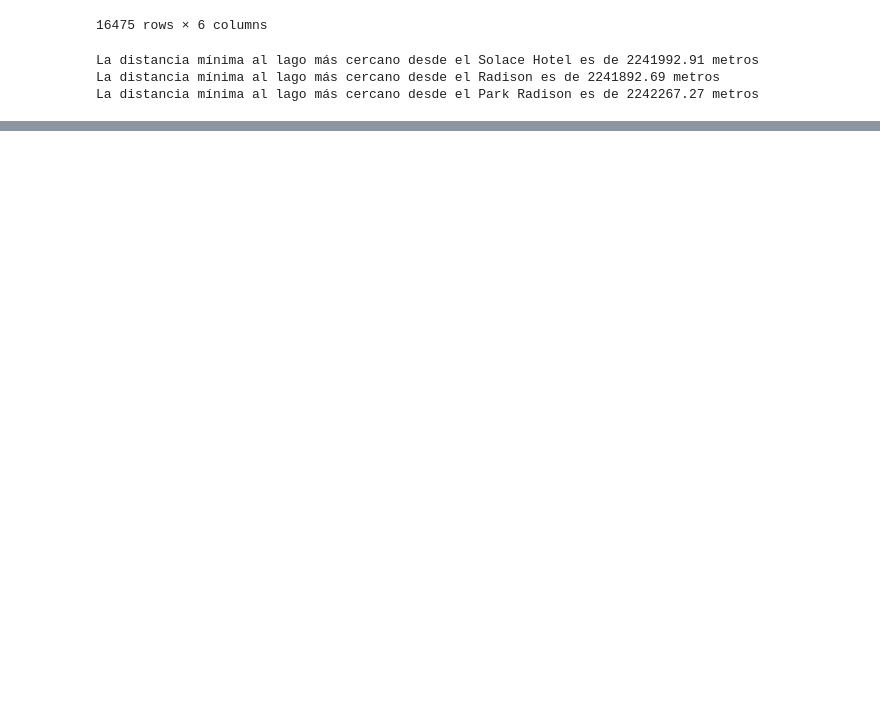
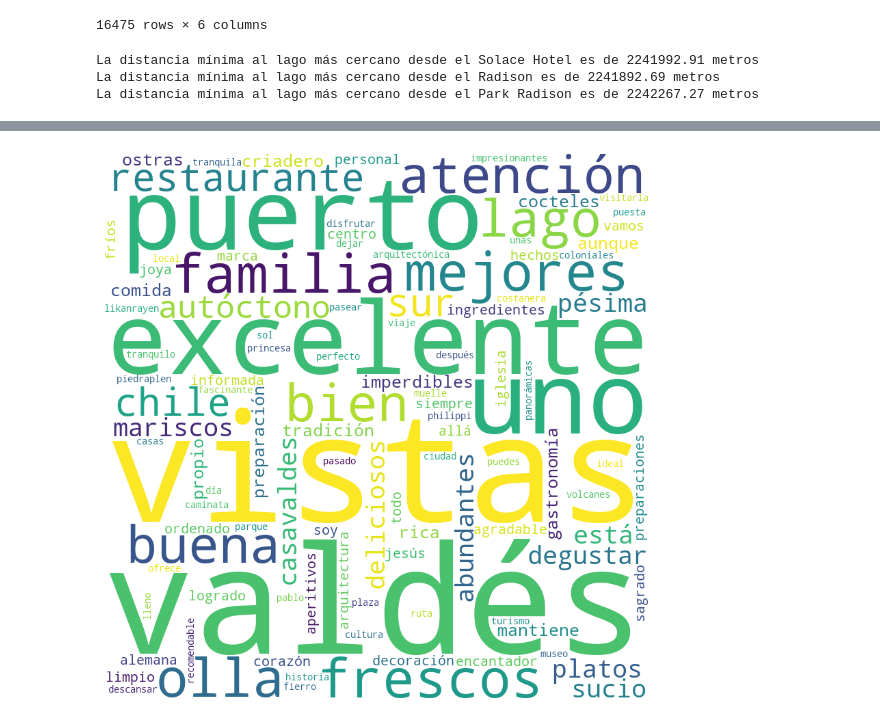
Before and after one commit to IsraelHuentecura/oferta_turistica, a Jupyter notebook: Exploracion_datos.ipynb, the cells around one changed output, grey strips where cells are left out. Saved outputs shown, nothing was run; the diff lists cells and outputs as text; code cells hidden in the pictures; blank space fills up the shorter version.

Commit message:
agrego nube de palabras y requirements

```diff
--- a/Exploracion_datos.ipynb
+++ b/Exploracion_datos.ipynb
@@ -123,0 +123,57 @@ MSE: 0.0031790412939216076
+# %%
+import matplotlib.pyplot as plt
+from wordcloud import WordCloud, STOPWORDS
+import pandas as pd
+
+# Asumimos que 'comentarios' es tu lista de textos de TripAdvisor
+comentarios = [
+    'Excelente restaurante en Puerto, uno de los mejores del sur de Chile[^1^][1]',
+    'La Olla es un lugar autóctono para degustar en familia deliciosos platos frescos, abundantes de mariscos[^1^][1]',
+    'Pésima atención en La Olla, el lugar está sucio[^1^][1]',
+    'CasaValdes es uno de mis imperdibles en Puerto , su gastronomía es excelente[^2^][2]',
+    'Mantiene la tradición de sus ostras de criadero propio en Casa Valdés[^2^][2]',
+    'La comida muy rica, buena preparación de cocteles en Casa Valdés[^2^][2]',
+    'Aunque los ingredientes son frescos, las preparaciones no son las mejores en Casa Valdés[^2^][2]',
+    'Soy de Puerto, siempre vamos para allá con mi familia. Muy bien logrado, la decoración, el personal muy agradable, todo muy limpio y ordenado[^3^][4]',
+    'La atención muy buena e informada, los aperitivos bien hechos y muy fríos en La Marca[^4^][5]',
+    'El Centro de Puerto es encantador, con su arquitectura alemana y sus vistas al lago[^1^][1]',
+    'La Iglesia del Sagrado Corazón de Jesús es una joya arquitectónica, no puedes dejar de visitarla[^1^][1]',
+    'La Costanera de Puerto ofrece unas vistas impresionantes del lago y los volcanes[^1^][1]',
+    'El Muelle Piedraplen es un lugar perfecto para pasear y disfrutar de la puesta de sol[^1^][1]',
+    'La Plaza Princesa Likanrayen es un lugar tranquilo para descansar después de un día de turismo[^1^][1]',
+    'El Parque Philippi es ideal para una caminata tranquila, con vistas panorámicas de la ciudad[^1^][1]',
+    'La Ruta de las Casas coloniales es un viaje al pasado, muy recomendable[^1^][1]',
+    'El Museo Pablo Fierro es un lugar fascinante, lleno de historia y cultura local[^1^][1]'
+
+]
+
+
+# Stopwords en español
+stopwords = [
+    'de', 'la', 'que', 'el',
+    'en', 'y', 'a', 'los', 'del',
+    'se', 'las', 'por', 'un', 'para',
+    'con', 'no', 'una', 'su','muy', 'puerto',
+    'varas','sus','casa', 'lugar', 'e','es','mi','al','lo','me','mi','mis','mis','son'
+
+]
+# Eliminar stopwords de los comentarios
+comentarios = [comentario.lower() for comentario in comentarios]
+comentarios = [' '.join([word for word in comentario.split() if word not in stopwords]) for comentario in comentarios]
+# Unir todos los comentarios en un solo texto
+texto = ' '.join(comentarios)
+# Creamos la nube de palabras
+wordcloud = WordCloud(width = 800, height = 800,
+                background_color ='white',
+                stopwords = None,
+                min_font_size = 10).generate(texto)
+
+# Ploteamos la nube de palabras
+plt.figure(figsize = (8, 8), facecolor = None)
+plt.imshow(wordcloud)
+plt.axis("off")
+plt.tight_layout(pad = 0)
+
+plt.show()
+# %% [output]
+[figure, added]
```
Also changed, not shown: parts of 1 cell of this notebook, 5 other files.
